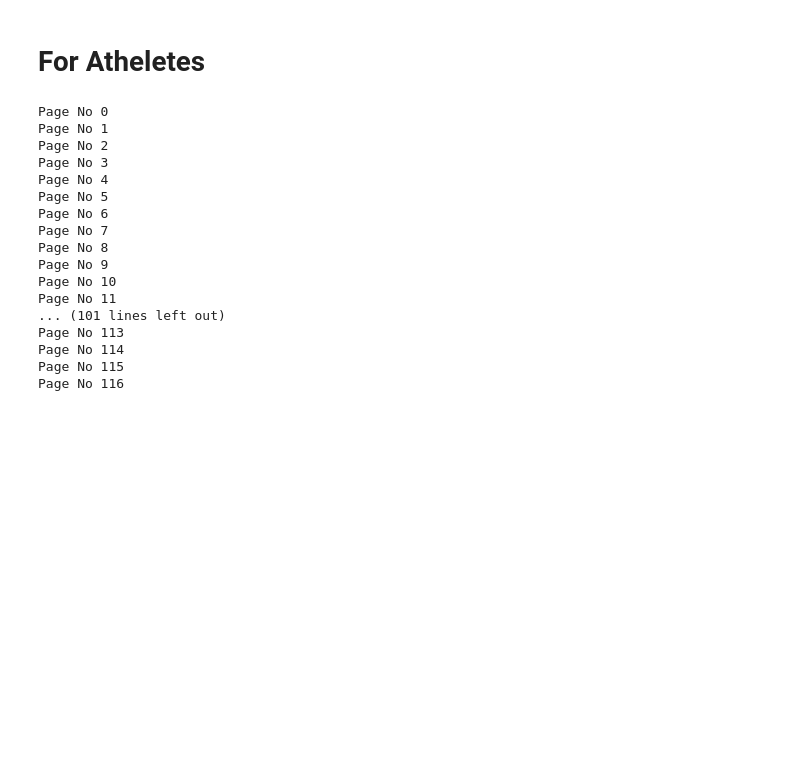
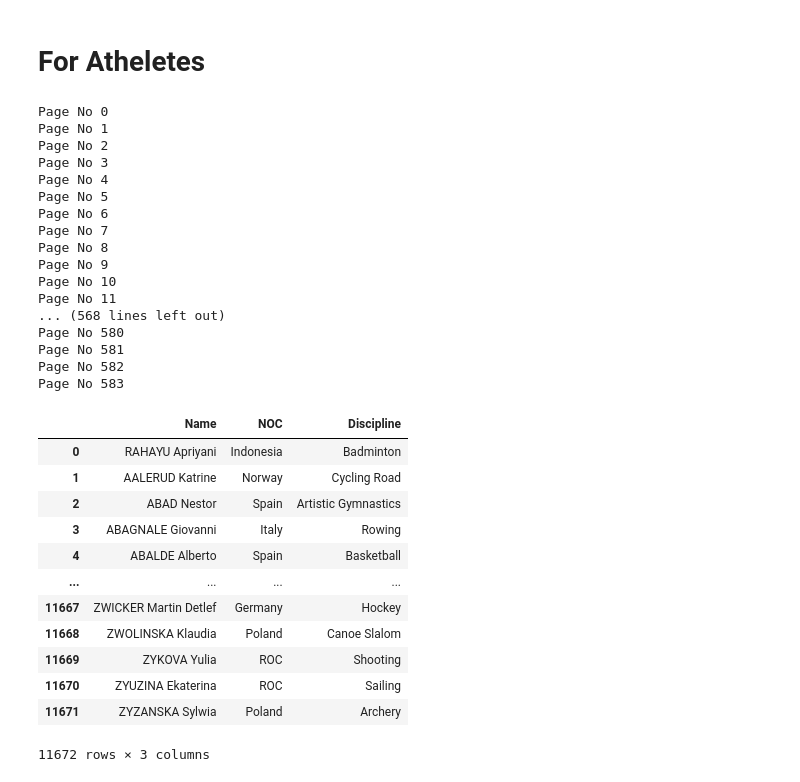
Before and after one commit to bksaini078/Tokyo_Olympic_2020, a Jupyter notebook: Data Collection Code.ipynb, the cells around one changed output. Cells and saved outputs as stored; diff of their text form; code cells hidden in the pictures; blank space fills up the shorter version.

Commit message:
Updated the AtheletesByCountryDiscipline

```diff
--- a/Data Collection Code.ipynb
+++ b/Data Collection Code.ipynb
@@ -208,44 +208,57 @@ df
 # %%
 from selenium import webdriver
 
-driver = driver = webdriver.Chrome(executable_path=r'/Users/teetusaini/Documents/Master_in_Web_science/GithubRepos/Tokyo_Olympic_2020/chromedriver')
+driver = driver = webdriver.Chrome(executable_path=r'/Users/teetusaini/Downloads/chromedriver')
 driver.implicitly_wait(10) # wait up to 10 seconds while trying to locate elements
 driver.maximize_window()
 driver.get('https://olympics.com/tokyo-2020/olympic-games/en/results/all-sports/athletes.htm')
 
 #creating dataframe
 athletes_df= pd.DataFrame(columns=['Name','NOC','Discipline'])
 
-
 for page in range(0, 584):
-    print('Page No',page)
     table = driver.find_element_by_css_selector('div.col-sm-12')
     links = table.find_elements_by_tag_name('a')
     for i in range(0,len(links),3):
         row={'Name':links[i].text,'NOC':links[i+1].text,'Discipline':links[i+2].text}
         athletes_df=athletes_df.append(row,ignore_index=True)
 
     element = driver.find_element_by_xpath('//*[@id="entries-table_next"]/a')
     driver.execute_script("arguments[0].click();", element)
     driver.implicitly_wait(10)
+
 driver.quit()
+print('Completed...')
 athletes_df
 # %% [output]
 Page No 0
 Page No 1
 Page No 2
 Page No 3
 Page No 4
 Page No 5
 Page No 6
 Page No 7
 Page No 8
 Page No 9
 Page No 10
 Page No 11
-... (101 lines left out)
-Page No 113
-Page No 114
-Page No 115
-Page No 116
+... (568 lines left out)
+Page No 580
+Page No 581
+Page No 582
+Page No 583
+|  | Name | NOC | Discipline |
+| 0 | RAHAYU Apriyani | Indonesia | Badminton |
+| 1 | AALERUD Katrine | Norway | Cycling Road |
+| 2 | ABAD Nestor | Spain | Artistic Gymnastics |
+| 3 | ABAGNALE Giovanni | Italy | Rowing |
+| 4 | ABALDE Alberto | Spain | Basketball |
+| ... | ... | ... | ... |
+| 11667 | ZWICKER Martin Detlef | Germany | Hockey |
+| 11668 | ZWOLINSKA Klaudia | Poland | Canoe Slalom |
+| 11669 | ZYKOVA Yulia | ROC | Shooting |
+| 11670 | ZYUZINA Ekaterina | ROC | Sailing |
+| 11671 | ZYZANSKA Sylwia | Poland | Archery |
+11672 rows × 3 columns
 # %%
```
Also changed, not shown: parts of 4 cells of this notebook, 2 other files.
